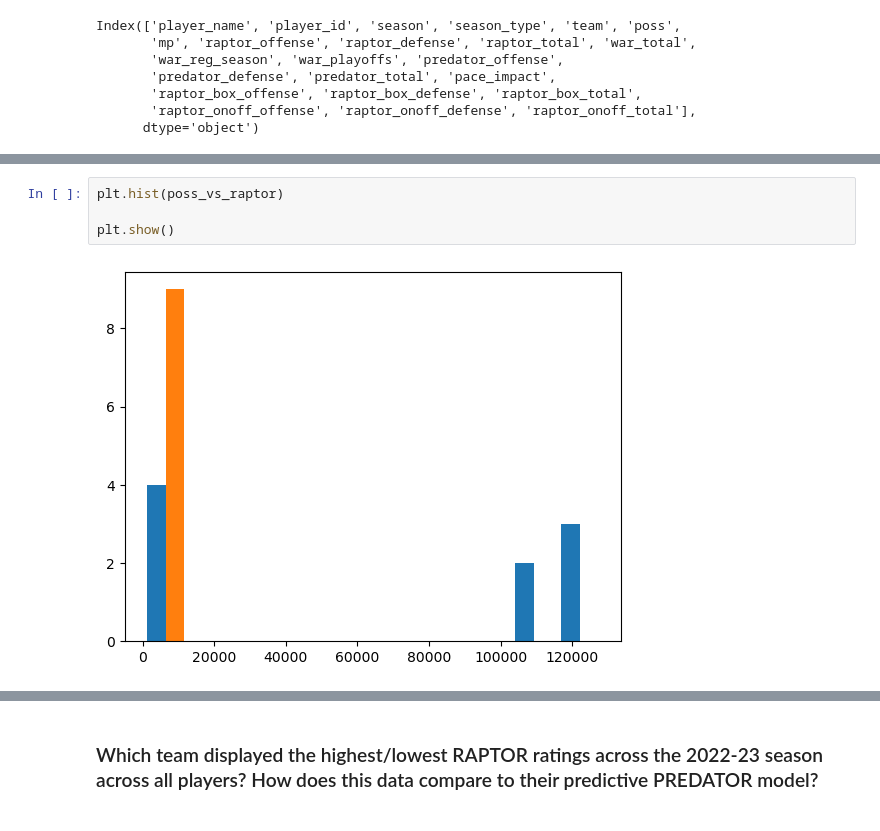
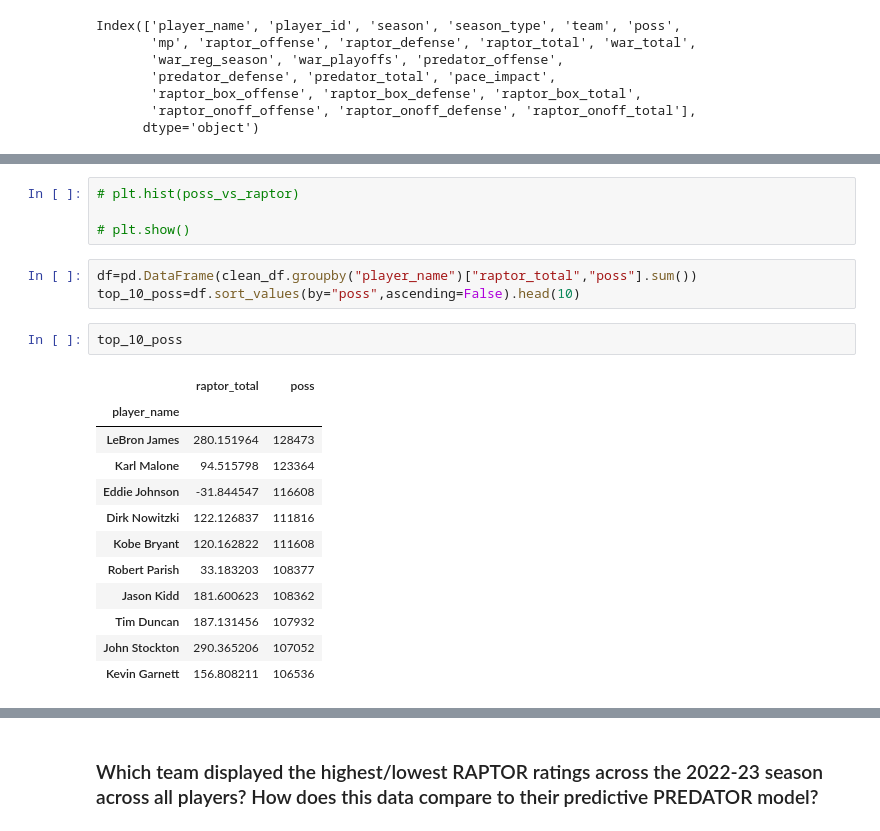
Before and after one commit to UzmaSayyeda/Project01, a Jupyter notebook: raptor_analysis_uzma.ipynb, the cells around one changed output, grey strips where cells are left out. Saved outputs shown, nothing was run; the diff lists cells and outputs as text.

```diff
--- a/raptor_analysis_uzma.ipynb
+++ b/raptor_analysis_uzma.ipynb
@@ -227,6 +267,22 @@ poss_vs_raptor
 # %%
-plt.hist(poss_vs_raptor)
+# plt.hist(poss_vs_raptor)
 
-plt.show()
+# plt.show()
-# %% [output]
-[figure, removed]
+# %%
+df=pd.DataFrame(clean_df.groupby("player_name")["raptor_total","poss"].sum())
+top_10_poss=df.sort_values(by="poss",ascending=False).head(10)
+# %%
+top_10_poss
+# %% [output]
+|  | raptor_total | poss |
+| player_name |  |  |
+| LeBron James | 280.151964 | 128473 |
+| Karl Malone | 94.515798 | 123364 |
+| Eddie Johnson | -31.844547 | 116608 |
+| Dirk Nowitzki | 122.126837 | 111816 |
+| Kobe Bryant | 120.162822 | 111608 |
+| Robert Parish | 33.183203 | 108377 |
+| Jason Kidd | 181.600623 | 108362 |
+| Tim Duncan | 187.131456 | 107932 |
+| John Stockton | 290.365206 | 107052 |
+| Kevin Garnett | 156.808211 | 106536 |
```
Also changed, not shown: parts of 13 cells of this notebook, 1 other file.
